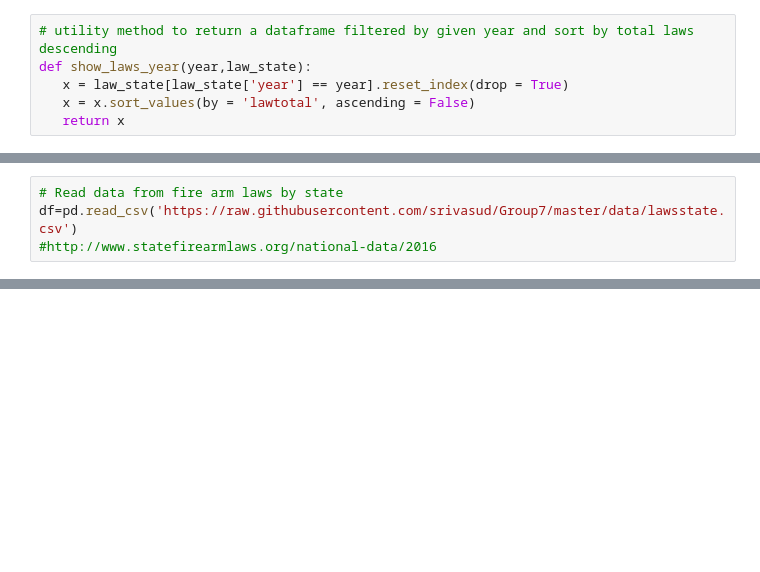
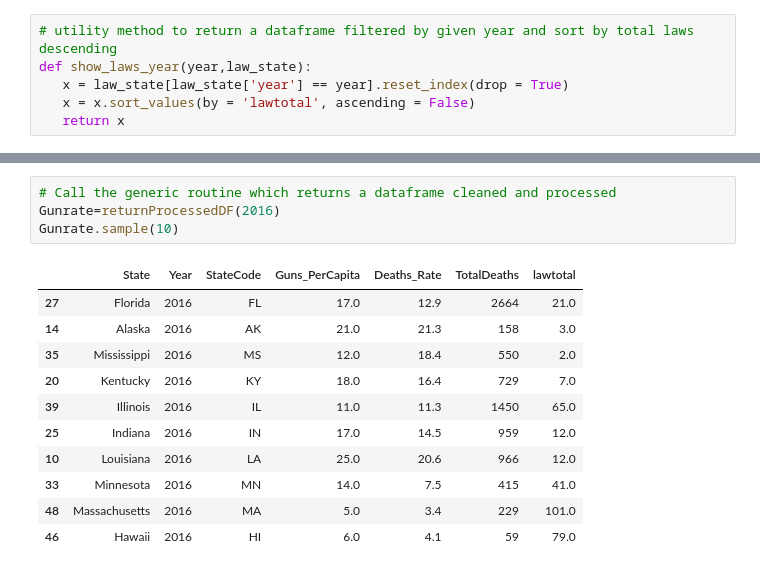
Before and after one commit to srivasud/Group7, a Jupyter notebook: FIRSTVERSION.ipynb, the cells around one changed output, grey strips where cells are left out. Saved outputs shown, nothing was run; the diff lists cells and outputs as text; blank space fills up the shorter version.

```diff
--- a/FIRSTVERSION.ipynb
+++ b/FIRSTVERSION.ipynb
@@ -183,4 +50,0 @@ Text(0.5, 1.0, 'Firearm Deaths per 100K people vs Firearm Ownership - State wise
-# %%
-# Read data from fire arm laws by state
-df=pd.read_csv('https://raw.githubusercontent.com/srivasud/Group7/master/data/lawsstate.csv')
-#http://www.statefirearmlaws.org/national-data/2016
@@ -311,0 +206,16 @@ Text(0.5, 1.0, 'Gun Laws vs. Gun Deaths')
+# %%
+# Call the generic routine which returns a dataframe cleaned and processed
+Gunrate=returnProcessedDF(2016)
+Gunrate.sample(10)
+# %% [output]
+|  | State | Year | StateCode | Guns_PerCapita | Deaths_Rate | TotalDeaths | lawtotal |
+| 27 | Florida | 2016 | FL | 17.0 | 12.9 | 2664 | 21.0 |
+| 14 | Alaska | 2016 | AK | 21.0 | 21.3 | 158 | 3.0 |
+| 35 | Mississippi | 2016 | MS | 12.0 | 18.4 | 550 | 2.0 |
+| 20 | Kentucky | 2016 | KY | 18.0 | 16.4 | 729 | 7.0 |
+| 39 | Illinois | 2016 | IL | 11.0 | 11.3 | 1450 | 65.0 |
+| 25 | Indiana | 2016 | IN | 17.0 | 14.5 | 959 | 12.0 |
+| 10 | Louisiana | 2016 | LA | 25.0 | 20.6 | 966 | 12.0 |
+| 33 | Minnesota | 2016 | MN | 14.0 | 7.5 | 415 | 41.0 |
+| 48 | Massachusetts | 2016 | MA | 5.0 | 3.4 | 229 | 101.0 |
+| 46 | Hawaii | 2016 | HI | 6.0 | 4.1 | 59 | 79.0 |
```
Also changed, not shown: parts of 46 cells of this notebook.
